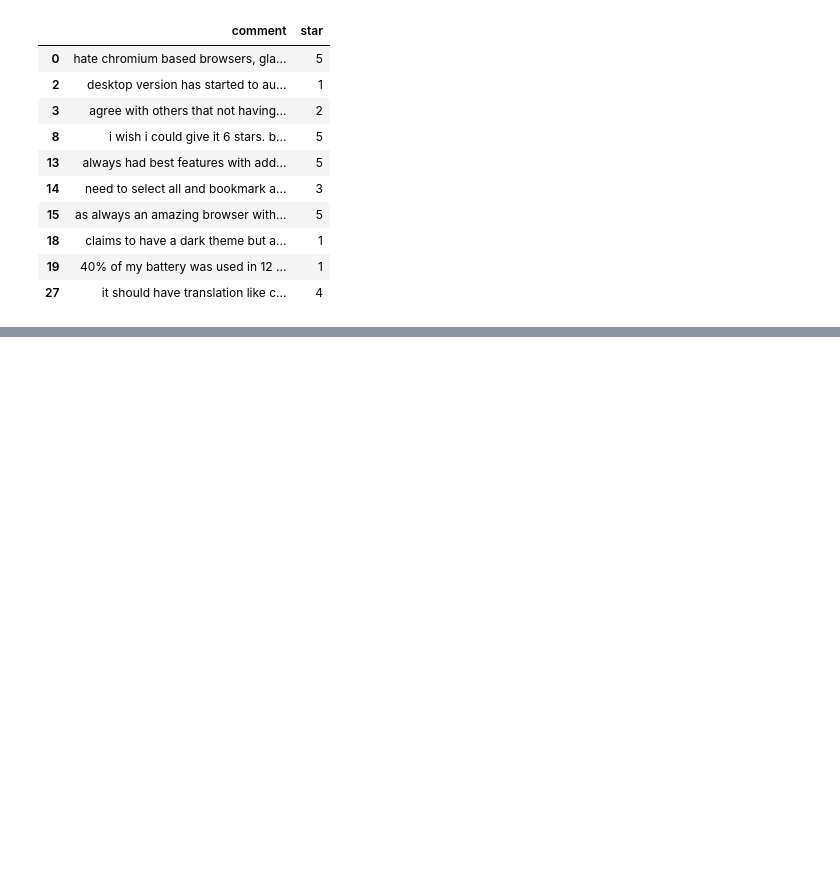
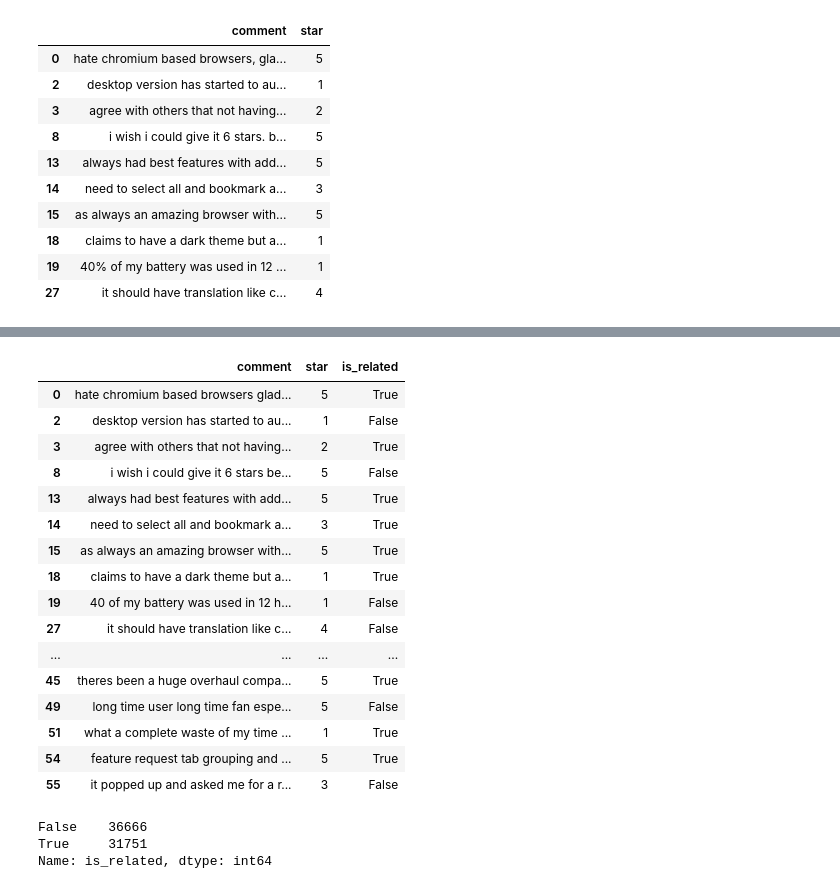
Before and after one commit to cs21m014iittp/ISE_Project, a Jupyter notebook: processing.ipynb, the cells around one changed output, grey strips where cells are left out. Cells and saved outputs as stored; diff of their text form; code cells hidden in the pictures; blank space fills up the shorter version.

Commit message:
checking comment is related to keyword_list.

```diff
--- a/processing.ipynb
+++ b/processing.ipynb
@@ -178,4 +178,6 @@ keywords_list = ["button","buttons","menu","menus","list","lists","layout",
                  "theme","page","themes","indicator","section","icon","sections",
                  "icons","tab","tabs","colour","color","colours","colors","logo",
                  "dropdown","form","loader","notification","window","font","field",
-                 "fields","slider","checkbox","checkboxes"]
+                 "fields","slider","checkbox","checkboxes","interface","chromium"]
+# %%
+new_raw_ff=cleaned_data
@@ -181,0 +194,3 @@ keywords_list = ["button","buttons","menu","menus","list","lists","layout",
+# %%
+key_str='|'.join(keywords_list)
+print(key_str)
@@ -181,0 +239,28 @@ keywords_list = ["button","buttons","menu","menus","list","lists","layout",
+# %%
+new_raw_ff["is_related"]=new_raw_ff.stack().str.contains(key_str).any(level=0)
+# %%
+new_raw_ff.head(20)
+# %% [output]
+|  | comment | star | is_related |
+| 0 | hate chromium based browsers glad... | 5 | True |
+| 2 | desktop version has started to au... | 1 | False |
+| 3 | agree with others that not having... | 2 | True |
+| 8 | i wish i could give it 6 stars be... | 5 | False |
+| 13 | always had best features with add... | 5 | True |
+| 14 | need to select all and bookmark a... | 3 | True |
+| 15 | as always an amazing browser with... | 5 | True |
+| 18 | claims to have a dark theme but a... | 1 | True |
+| 19 | 40 of my battery was used in 12 h... | 1 | False |
+| 27 | it should have translation like c... | 4 | False |
+| ... | ... | ... | ... |
+| 45 | theres been a huge overhaul compa... | 5 | True |
+| 49 | long time user long time fan espe... | 5 | False |
+| 51 | what a complete waste of my time ... | 1 | True |
+| 54 | feature request tab grouping and ... | 5 | True |
+| 55 | it popped up and asked me for a r... | 3 | False |
+# %%
+ new_raw_ff['is_related'].value_counts()
+# %% [output]
+False    36666
+True     31751
+Name: is_related, dtype: int64
```
Also changed, not shown: parts of 10 cells of this notebook.
